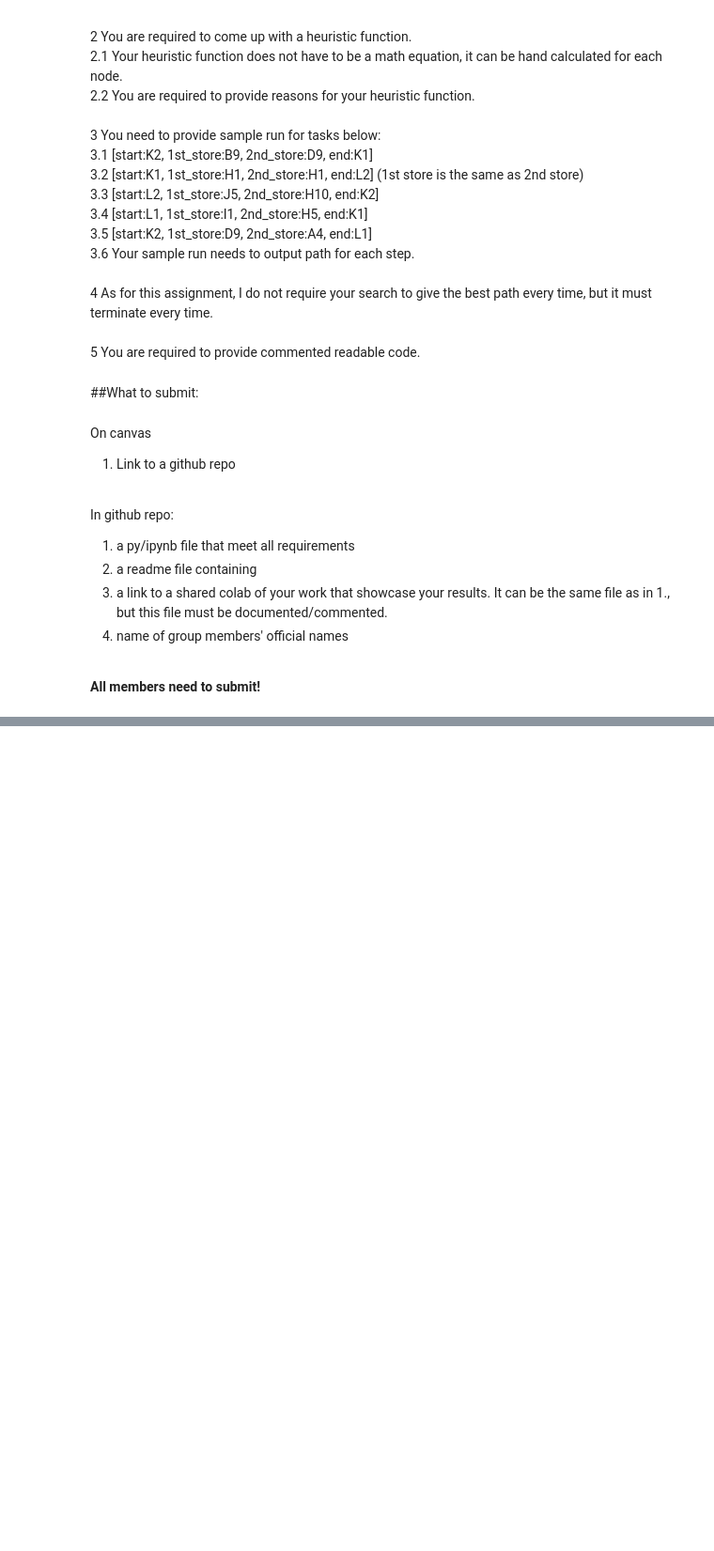
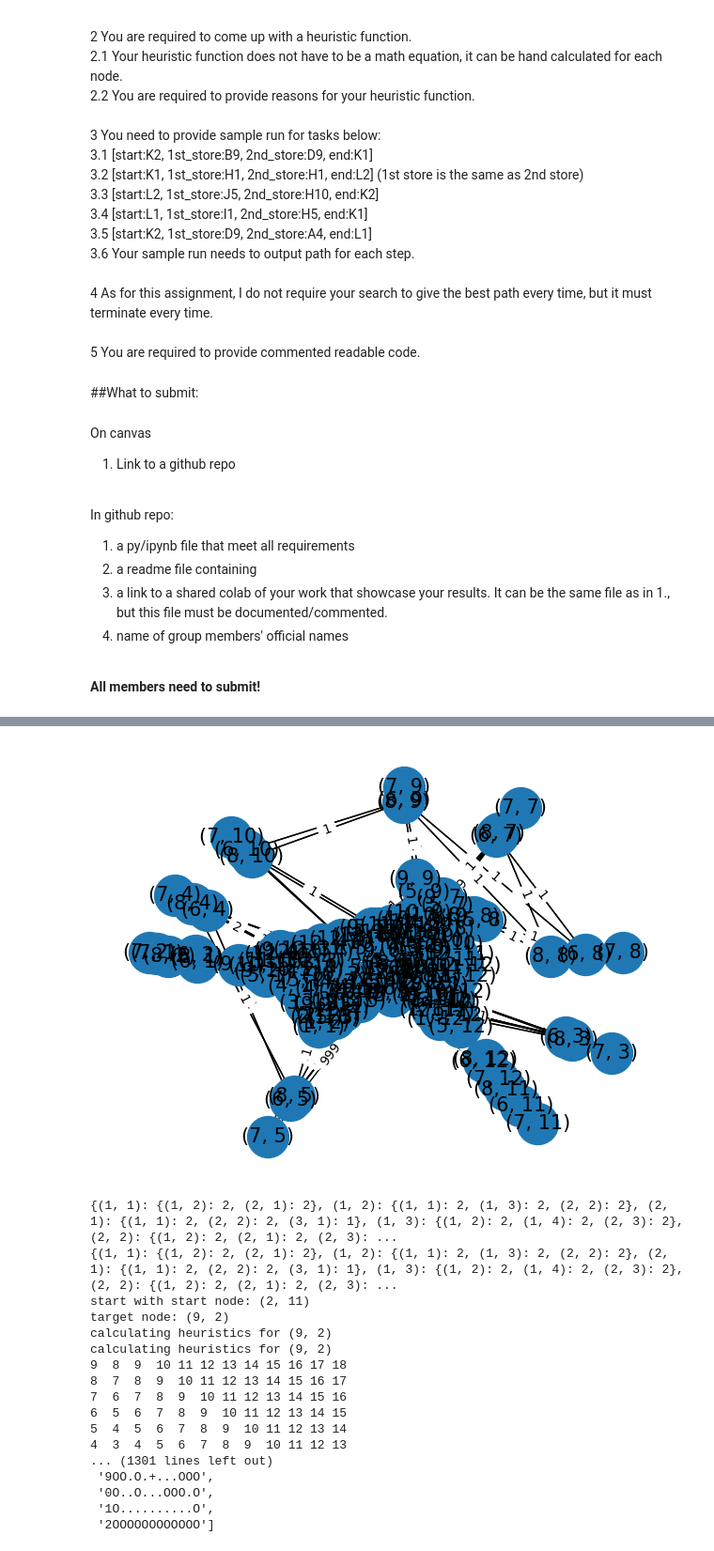
Before and after one commit to MatthewRobo/cpsc481-pa02, a Jupyter notebook: a-star-notebook.ipynb, the cells around one changed output, grey strips where cells are left out. Shown: that part at 94% size. Drawn from its saved outputs; the diff is of its cells as text; code cells hidden in the pictures; blank space fills up the shorter version.

```diff
--- a/a-star-notebook.ipynb
+++ b/a-star-notebook.ipynb
@@ -65,0 +902,51 @@ On canvas
+# %%
+sm = createMall()
+sm.plotWeightedGraph()
+
+sm.printGraph()
+
+print(sm.all_nodes)
+astar = AStarSearch(sm)
+# pp = pprint.PrettyPrinter(indent=4)
+
+# 3.1 [start:K2, 1st_store:B9, 2nd_store:D9, end:K1]
+# 3.2 [start:K1, 1st_store:H1, 2nd_store:H1, end:L2] (1st store is the same as 2nd store)
+# 3.3 [start:L2, 1st_store:J5, 2nd_store:H10, end:K2]
+# 3.4 [start:L1, 1st_store:I1, 2nd_store:H5, end:K1]
+# 3.5 [start:K2, 1st_store:D9, 2nd_store:A4, end:L1]
+
+
+# astar.printAllHeuristics((10,8))
+# astar.aStarSearch((2,11),(9,2))
+# astar.aStarSearch((9,2),(9,4))
+
+
+test = list(map(strToNode, ["K2", "B9",  "D9", "K1"]))
+astar.aStarMultiSearch(test)
+test = list(map(strToNode, ["K1", "H1",  "H1", "L2"]))
+astar.aStarMultiSearch(test)
+test = list(map(strToNode, ["L2", "J5", "H10", "K2"]))
+astar.aStarMultiSearch(test)
+test = list(map(strToNode, ["L1", "I1",  "H5", "K1"]))
+astar.aStarMultiSearch(test)
+test = list(map(strToNode, ["K2", "D9",  "A4", "L1"]))
+astar.aStarMultiSearch(test)
+# %% [output]
+[figure, added]
+{(1, 1): {(1, 2): 2, (2, 1): 2}, (1, 2): {(1, 1): 2, (1, 3): 2, (2, 2): 2}, (2, 1): {(1, 1): 2, (2, 2): 2, (3, 1): 1}, (1, 3): {(1, 2): 2, (1, 4): 2, (2, 3): 2}, (2, 2): {(1, 2): 2, (2, 1): 2, (2, 3): ...
+{(1, 1): {(1, 2): 2, (2, 1): 2}, (1, 2): {(1, 1): 2, (1, 3): 2, (2, 2): 2}, (2, 1): {(1, 1): 2, (2, 2): 2, (3, 1): 1}, (1, 3): {(1, 2): 2, (1, 4): 2, (2, 3): 2}, (2, 2): {(1, 2): 2, (2, 1): 2, (2, 3): ...
+start with start node: (2, 11)
+target node: (9, 2)
+calculating heuristics for (9, 2)
+calculating heuristics for (9, 2)
+9  8  9  10 11 12 13 14 15 16 17 18
+8  7  8  9  10 11 12 13 14 15 16 17
+7  6  7  8  9  10 11 12 13 14 15 16
+6  5  6  7  8  9  10 11 12 13 14 15
+5  4  5  6  7  8  9  10 11 12 13 14
+4  3  4  5  6  7  8  9  10 11 12 13
+... (1301 lines left out)
+ '9OO.O.+...OOO',
+ '0O..O...OOO.O',
+ '1O..........O',
+ '2OOOOOOOOOOOO']
```
Also changed, not shown: parts of 6 cells of this notebook.
